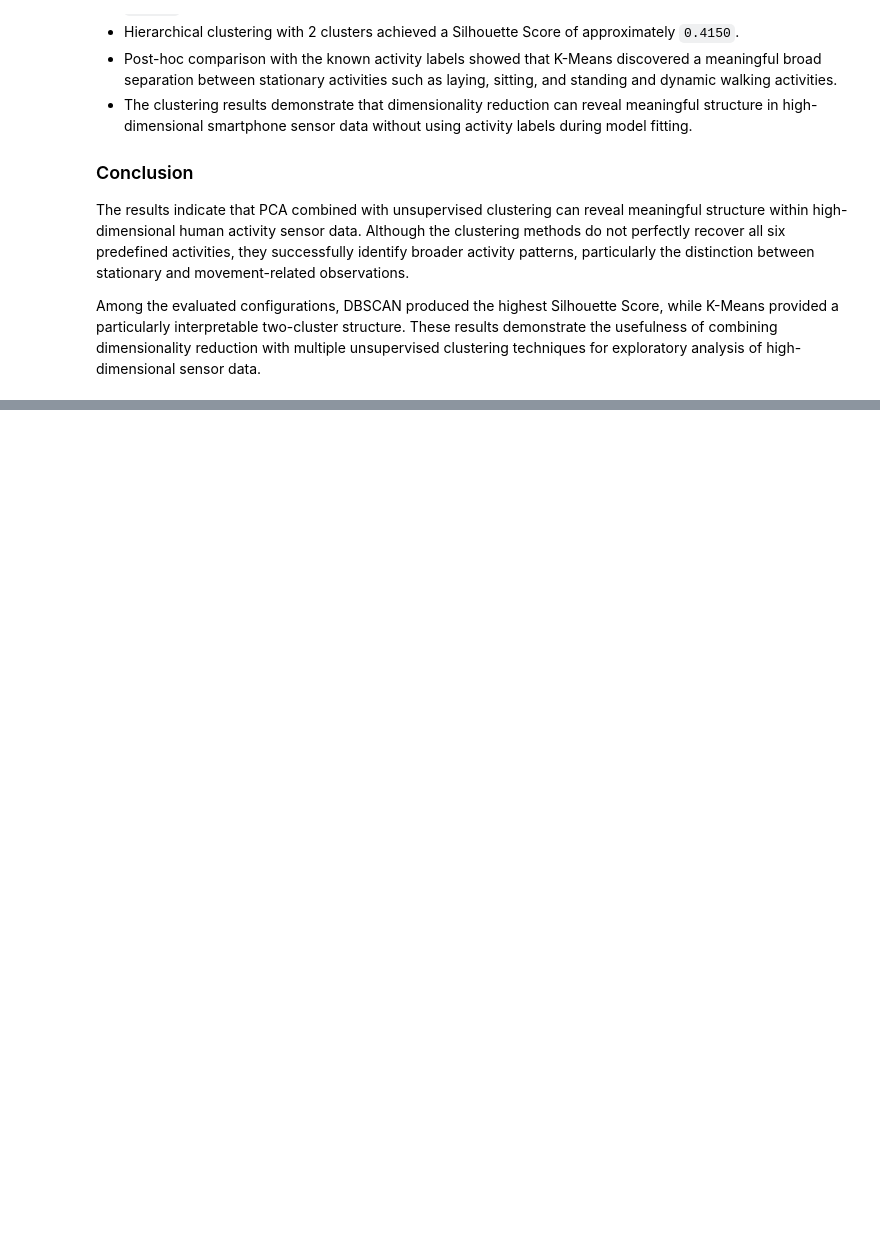
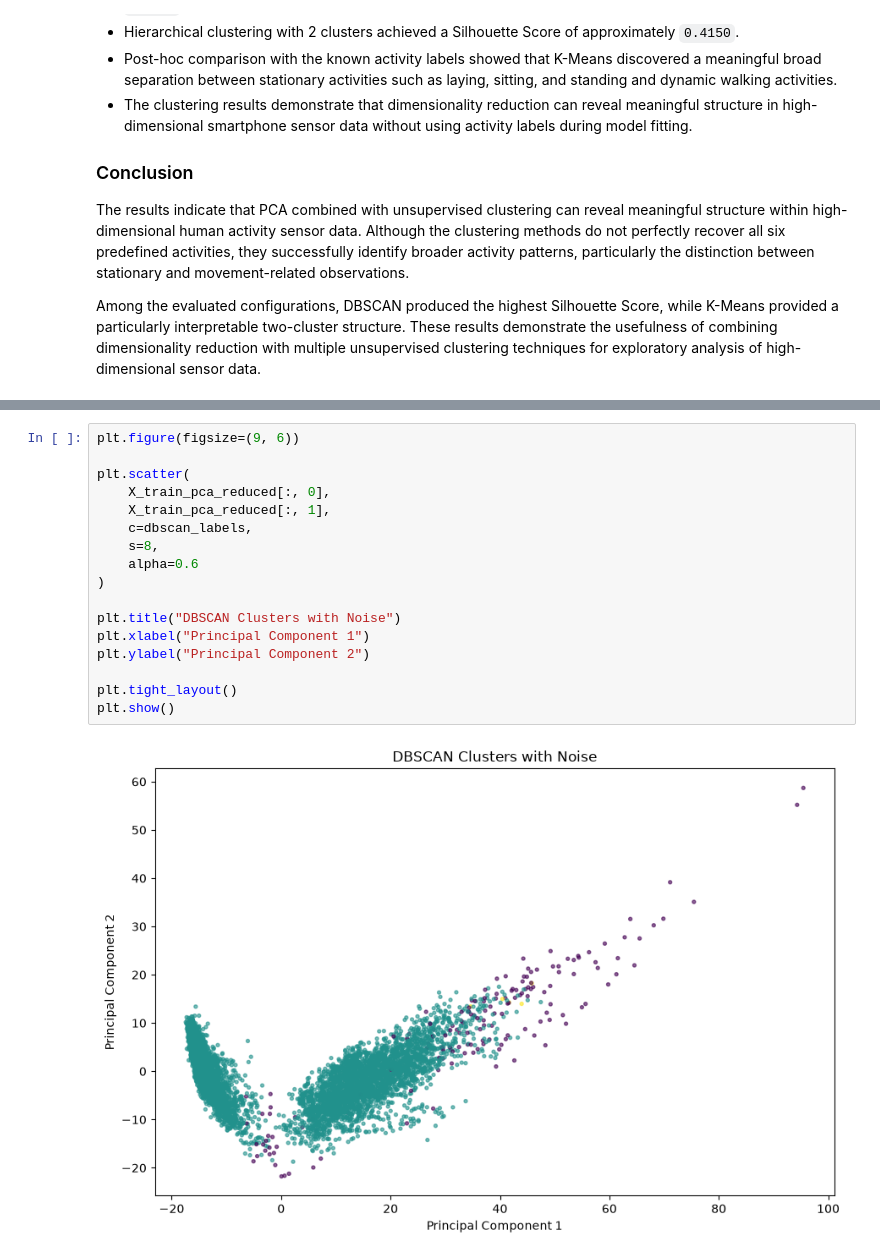
Before and after one commit to Debankumardas/Dimensionality-Reduction-Clustering, a Jupyter notebook: notebooks/dimensionality_reduction_clustering.ipynb, the cells around one changed output, grey strips where cells are left out. Cells and saved outputs as stored; diff of their text form; blank space fills up the shorter version.

```diff
--- a/notebooks/dimensionality_reduction_clustering.ipynb
+++ b/notebooks/dimensionality_reduction_clustering.ipynb
@@ -1275,0 +1363,19 @@ Among the evaluated configurations, DBSCAN produced the highest Silhouette Score
+# %%
+plt.figure(figsize=(9, 6))
+
+plt.scatter(
+    X_train_pca_reduced[:, 0],
+    X_train_pca_reduced[:, 1],
+    c=dbscan_labels,
+    s=8,
+    alpha=0.6
+)
+
+plt.title("DBSCAN Clusters with Noise")
+plt.xlabel("Principal Component 1")
+plt.ylabel("Principal Component 2")
+
+plt.tight_layout()
+plt.show()
+# %% [output]
+[figure, added]
```
Also changed, not shown: parts of 7 cells of this notebook.
